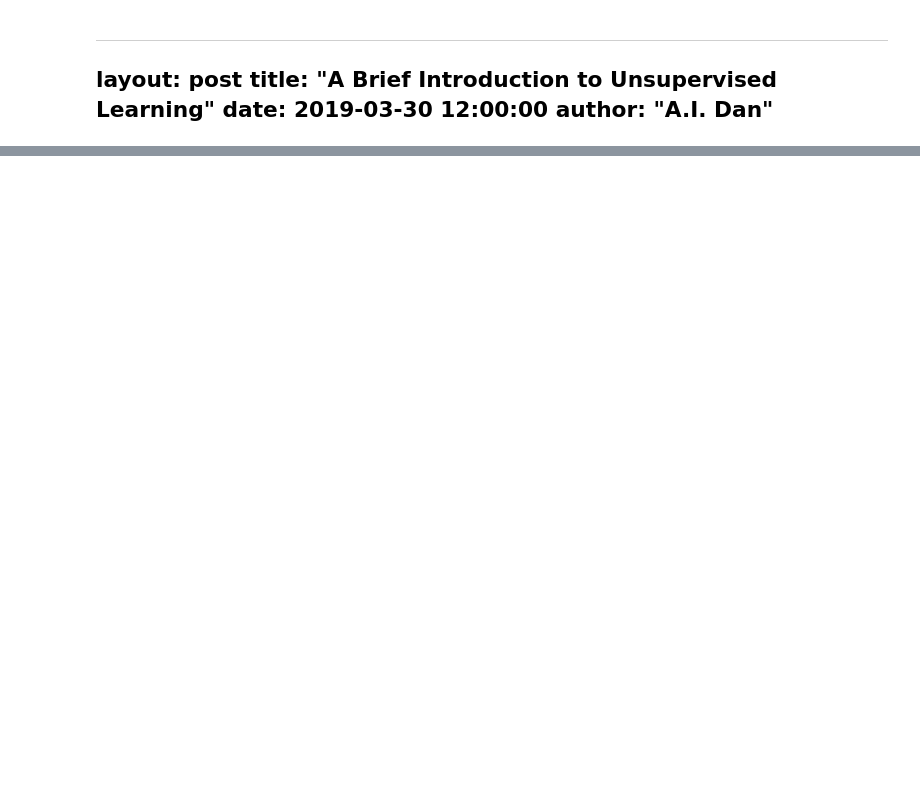
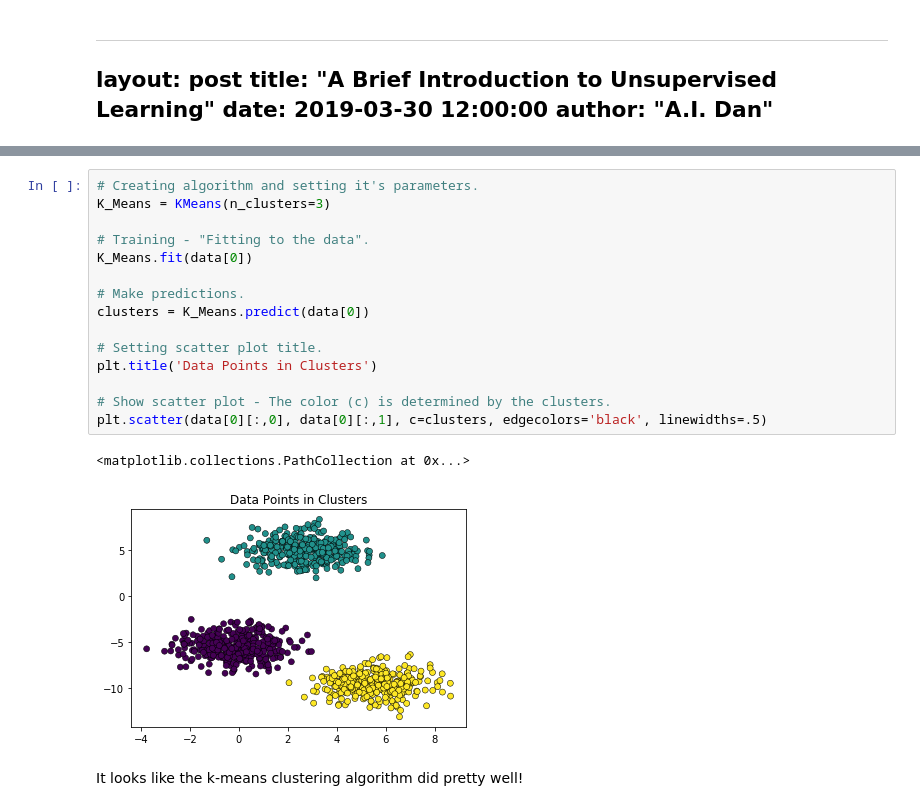
Before and after one commit to A-I-dan/A-I-dan.github.io, a Jupyter notebook: working_on_posts/notebooks/unsupervised_post.ipynb, the cells around one changed output, grey strips where cells are left out. Cells and saved outputs as stored; diff of their text form; blank space fills up the shorter version.

```diff
--- a/working_on_posts/notebooks/unsupervised_post.ipynb
+++ b/working_on_posts/notebooks/unsupervised_post.ipynb
@@ -34,0 +74,20 @@ Unlike k-means clustering, with hierarchical clustering, the number of clusters
+# %%
+# Creating algorithm and setting it's parameters.
+K_Means = KMeans(n_clusters=3)
+
+# Training - "Fitting to the data".
+K_Means.fit(data[0])
+
+# Make predictions.
+clusters = K_Means.predict(data[0])
+
+# Setting scatter plot title.
+plt.title('Data Points in Clusters')
+
+# Show scatter plot - The color (c) is determined by the clusters.
+plt.scatter(data[0][:,0], data[0][:,1], c=clusters, edgecolors='black', linewidths=.5)
+# %% [output]
+<matplotlib.collections.PathCollection at 0x...>
+[figure, added]
+# %% [markdown]
+It looks like the k-means clustering algorithm did pretty well!
```
Also changed, not shown: parts of 11 cells of this notebook, 1 other file.
